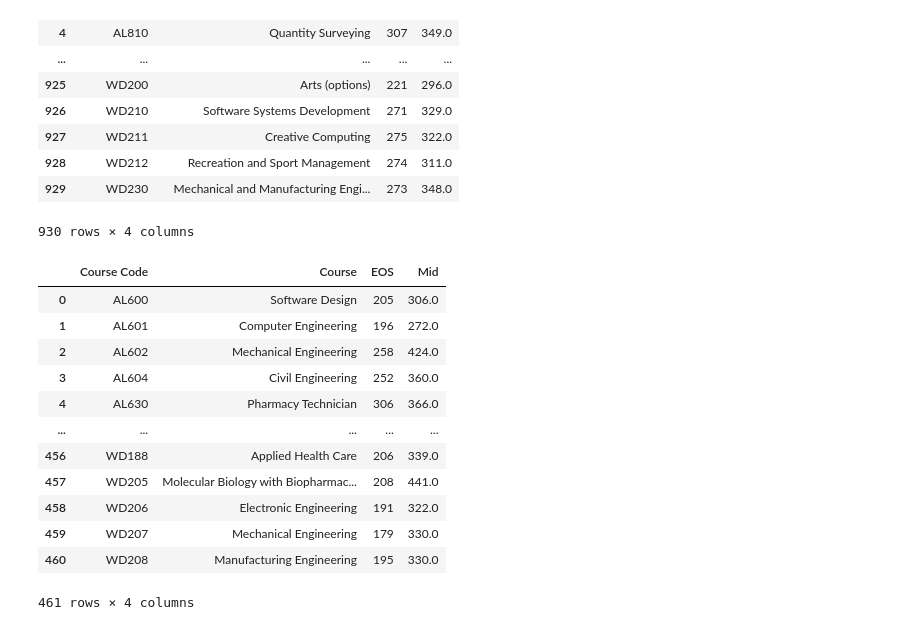
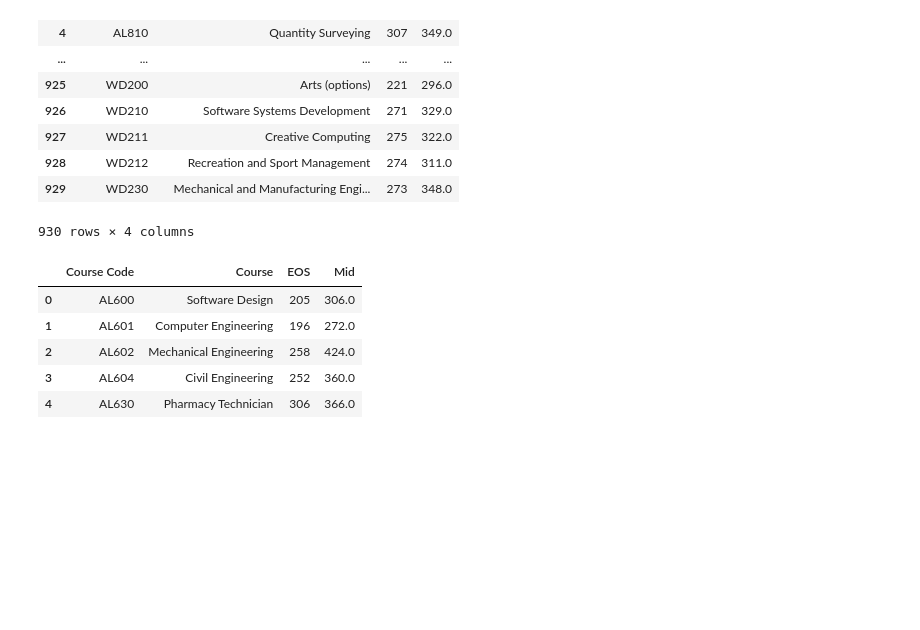
Before and after one commit to conor-mccaffrey/cao-points, a Jupyter notebook: cao-points-analysis.ipynb, the cells around one changed output. Drawn from its saved outputs; the diff is of its cells as text; code cells hidden in the pictures; blank space fills up the shorter version.

Commit message:
testing head method on 2019 data before I leave it for the evening

```diff
--- a/cao-points-analysis.ipynb
+++ b/cao-points-analysis.ipynb
@@ -376,18 +376,11 @@ df2019
 df2019L7 = pd.read_csv('data/cao2019_20211101_221930_edited.CSV', sep = '\t') # consider making a table listing University and the letters for it
 # then merge dataframes that linked course codes to HEIs
 # %%
-df2019L7
+df2019L7.head()
 # %% [output]
 |  | Course Code | Course | EOS | Mid |
 | 0 | AL600 | Software Design | 205 | 306.0 |
 | 1 | AL601 | Computer Engineering | 196 | 272.0 |
 | 2 | AL602 | Mechanical Engineering | 258 | 424.0 |
 | 3 | AL604 | Civil Engineering | 252 | 360.0 |
 | 4 | AL630 | Pharmacy Technician | 306 | 366.0 |
-| ... | ... | ... | ... | ... |
-| 456 | WD188 | Applied Health Care | 206 | 339.0 |
-| 457 | WD205 | Molecular Biology with Biopharmac... | 208 | 441.0 |
-| 458 | WD206 | Electronic Engineering | 191 | 322.0 |
-| 459 | WD207 | Mechanical Engineering | 179 | 330.0 |
-| 460 | WD208 | Manufacturing Engineering | 195 | 330.0 |
-461 rows × 4 columns
```
Also changed, not shown: parts of 1 cell of this notebook, 6 other files.
